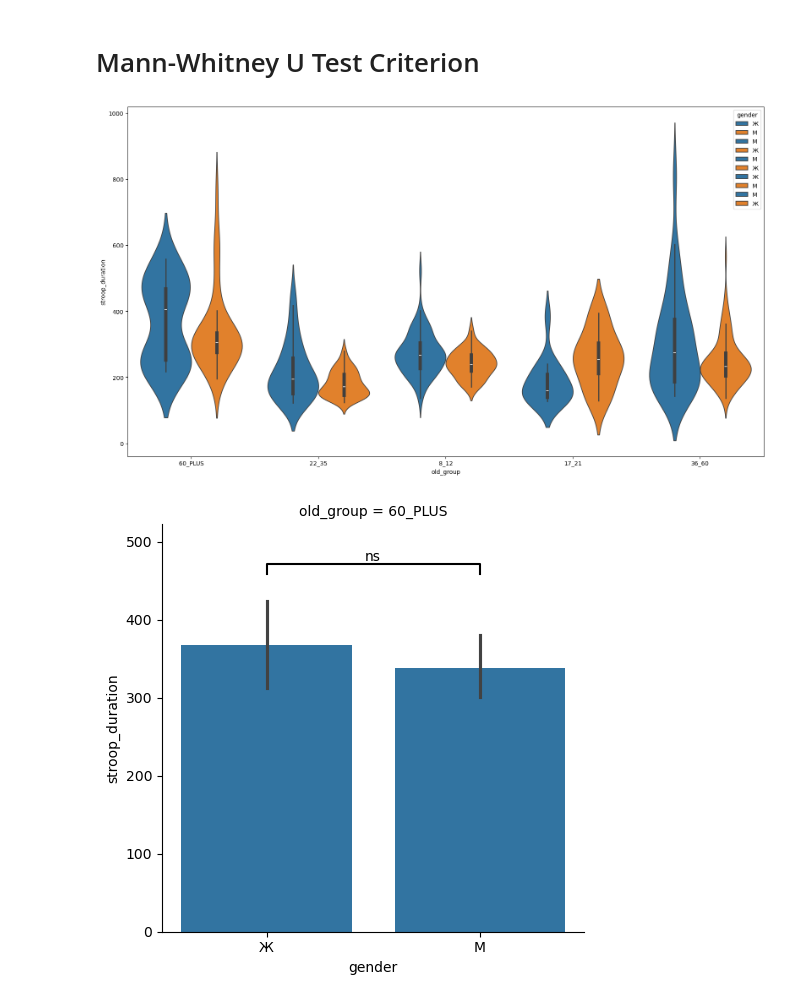
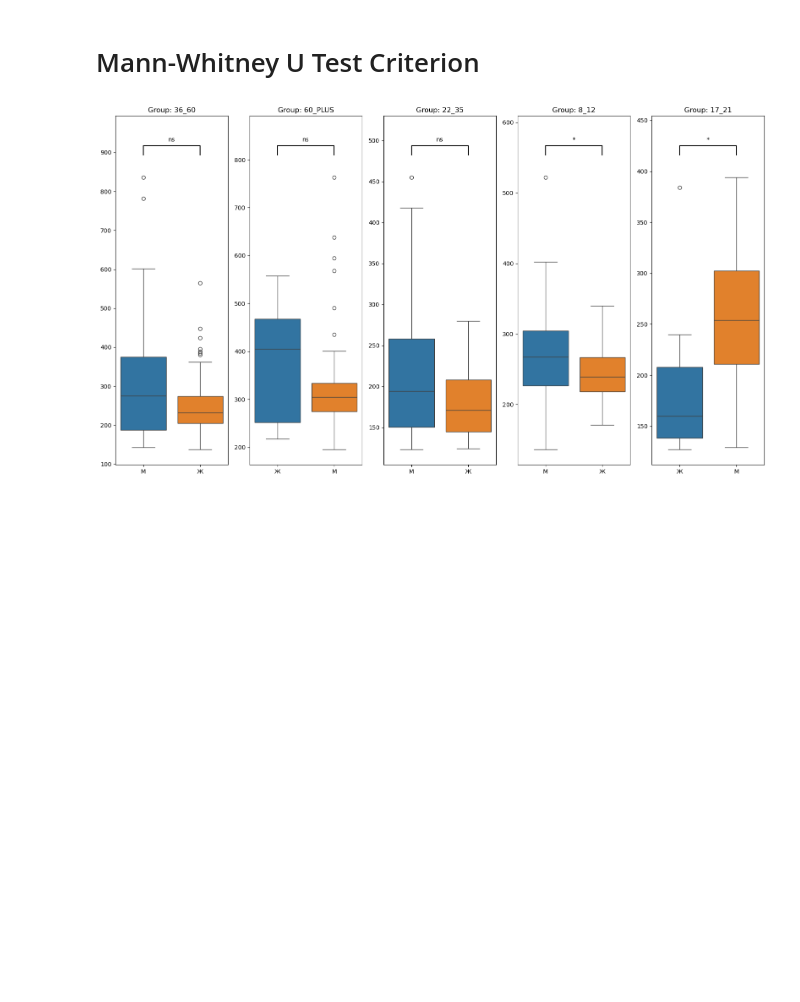
Before and after one commit to hrdslw/Database, a Jupyter notebook: Mann-Whitney (2).ipynb, the cells around one changed output. Saved outputs shown, nothing was run; the diff lists cells and outputs as text; code cells hidden in the pictures; blank space fills up the shorter version.

```diff
--- a/Mann-Whitney (2).ipynb
+++ b/Mann-Whitney (2).ipynb
@@ -1,65 +1,65 @@
 # %% [markdown]
 # Mann-Whitney U Test Criterion
 # %%
-# importting Libraries
+# Importing libraries
 import pandas as pd
 import numpy as np
 import matplotlib.pyplot as plt
 import seaborn as sns
 import warnings as wr
 import starbars
+from scipy.stats import mannwhitneyu
+
 wr.filterwarnings('ignore')
 
-#Loading and reading dataset
+# Loading and reading dataset
 df = pd.read_excel("dataset_mental_report_new.xlsx")
+df.drop(["Unnamed: 0"], axis=1, inplace=True)  # Deleted first column
 
-df.drop(["Unnamed: 0"], axis = 1, inplace = True) #Deleted firts column.
-
-
-#Calculating Mann-Whitney U for each age group, hue = gender
-from scipy.stats import mannwhitneyu
+# Calculating Mann-Whitney U for each age group, hue = gender
 old_group_values = list(set(df['old_group'].tolist()))
 alphas = []
 groups_to_remove = []
-annotations = []
+
 for group in old_group_values:
     temp_df = df.loc[df['old_group'] == group]
     x = temp_df.query('gender == "М"')['stroop_duration']
     y = temp_df.query('gender == "Ж"')['stroop_duration']
 
-    if (x.empty or y.empty):
+    if x.empty or y.empty:
         groups_to_remove.append(group)
         continue
 
     stats, alpha = mannwhitneyu(x, y)
     alphas.append(alpha)
 
-
 for group in groups_to_remove:
     old_group_values.remove(group)
 
+# Создание DataFrame для групп и значений alpha
+group_alpha_df = pd.DataFrame({'group': old_group_values, 'alpha': alphas})
 
-#Plotting results
-plt.figure(figsize = (16,9))
-for group in old_group_values:
-    i = old_group_values.index(group)
+# Сортировка значений по группам
+group_alpha_df.sort_values(by='group', inplace=True)
+
+# Построение графиков с аннотациями для каждой группы
+plt.figure(figsize=(16, 9))
+for i, row in group_alpha_df.iterrows():
+    group = row['group']
+    alpha = row['alpha']
     temp_df = df.loc[df['old_group'] == group]
-    #plt.subplot(7, 19, i + 1)
-    sns.violinplot(data = temp_df, x = 'old_group', y = 'stroop_duration', hue = 'gender')
+    plt.subplot(1, len(group_alpha_df), i + 1)  # Настройка макета подграфиков
+    ax = sns.boxplot(data=temp_df, x='gender', y='stroop_duration', hue='gender')
+    plt.title(f'Group: {group}')
+    plt.xlabel('')
+    plt.ylabel('')
+    # Добавление аннотаций
+    annotation_text = f'p = {alpha:.3f}'
+    x_coords = [0, 1]  # Позиции для гендерных групп
+    y_max = max(temp_df['stroop_duration'])
+    starbars.draw_annotation([(0, 1, alpha)], ax=ax)
 
 plt.tight_layout()
 plt.show()
-
-annotations = []
-for group in old_group_values:
-    i = old_group_values.index(group)
-    temp_df = df.loc[df['old_group'] == group]
-    sns.catplot(temp_df, kind ="bar", x ='gender', y ='stroop_duration', col = 'old_group', )
-    annotations = [('М', 'Ж', alphas[i])]
-    starbars.draw_annotation(annotations)
-
-plt.tight_layout()
-plt.show()
 # %% [output]
-[figure, old version]
+[figure, new version]
-[figure, removed]
```
Also changed, not shown: parts of 1 cell of this notebook, 2 other files.
